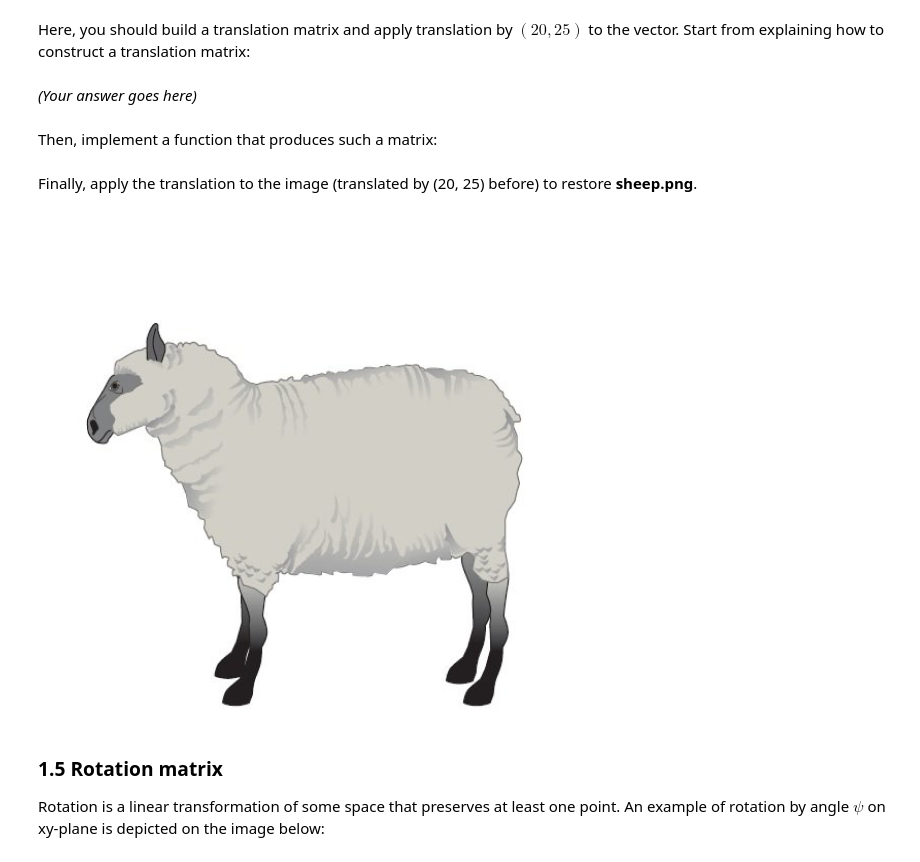
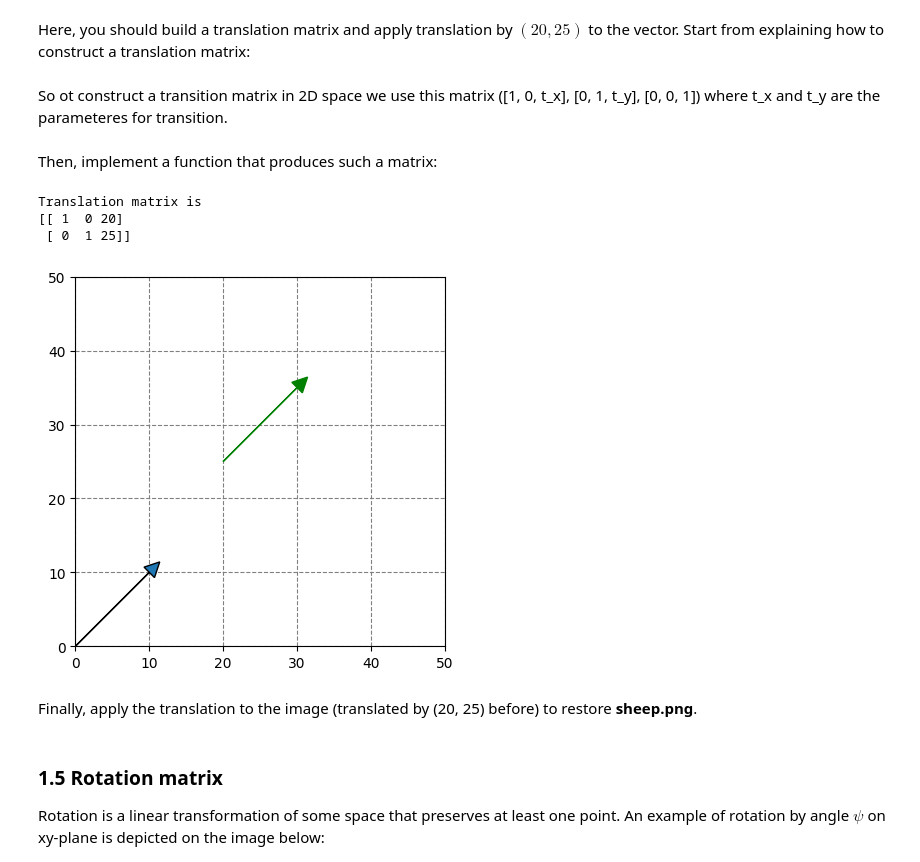
Before and after one commit to DanyaBykov/LA_Lab1, a Jupyter notebook: LA_Lab_1_template_2025.ipynb, the cells around one changed output. Cells and saved outputs as stored; diff of their text form; code cells hidden in the pictures.

```diff
--- a/LA_Lab_1_template_2025.ipynb
+++ b/LA_Lab_1_template_2025.ipynb
@@ -232,47 +230,53 @@ Translation is a transformation that moves every point of a figure by a fixed di
 ![Image 3.png](embedded-picture-1)
 # %% [markdown]
 Here, you should build a translation matrix and apply translation by $(20, 25)$ to the vector. Start from explaining how to construct a translation matrix:
-# %% [markdown]
-*(Your answer goes here)*
+# %% [markdown]
+So ot construct a transition matrix in 2D space we use this matrix ([1, 0, t_x], [0, 1, t_y], [0, 0, 1]) where t_x and t_y are the parameteres for transition.
 # %% [markdown]
 Then, implement a function that produces such a matrix:
 # %%
 ##### YOUR CODE STARTS #####
 def get_translation_matrix(translation_factor_x, translation_factor_y):
-  return ...
+  return np.array([[1, 0, translation_factor_x], [0, 1, translation_factor_y]])
 
-M4 = ...
+M4 = get_translation_matrix(20, 25)
 ##### YOUR CODE ENDS #####
 print("Translation matrix is")
 print(M4)
+# %% [output]
+Translation matrix is
+[[ 1  0 20]
+ [ 0  1 25]]
 # %%
 # Apply translation to the vector A1B1 to achieve vector A2B2
 
 ##### YOUR CODE STARTS #####
 A1 = np.array([0, 0])
 B1 = np.array([10, 10])
-A2 = ...
-B2 = ...
+A2 = np.dot(M4, np.append(A1, 1))[:2]
+B2 = np.dot(M4, np.append(B1, 1))[:2]
 ##### YOUR CODE ENDS #####
 
 ax = plt.axes()
 
 ax.arrow(A1[0], A1[1], B1[0], B1[1], head_width=2, head_length=2)
 ax.arrow(A2[0], A2[1], B2[0]-A2[0], B2[1]-A2[1], head_width=2, head_length=2, color='green')
 plt.ylim(0,50)
 plt.xlim(0,50)
 
 ax.set_axisbelow(True)
 plt.grid(color='gray', linestyle='dashed')
 plt.gca().set_aspect('equal', adjustable='box')
 
 plt.show()
+# %% [output]
+[figure, added]
 # %% [markdown]
 Finally, apply the translation to the image (translated by (20, 25) before) to restore **sheep.png**.
 # %%
 translated_img = cv.imread("./translated_sheep.png")
 cv.imshow('image', translated_img)
+cv.waitKey(0)
+cv.destroyAllWindows()
-# %% [output]
-[figure, removed]
 # %%
 ##### YOUR CODE STARTS #####
```
Also changed, not shown: parts of 18 cells of this notebook, 1 other file.
